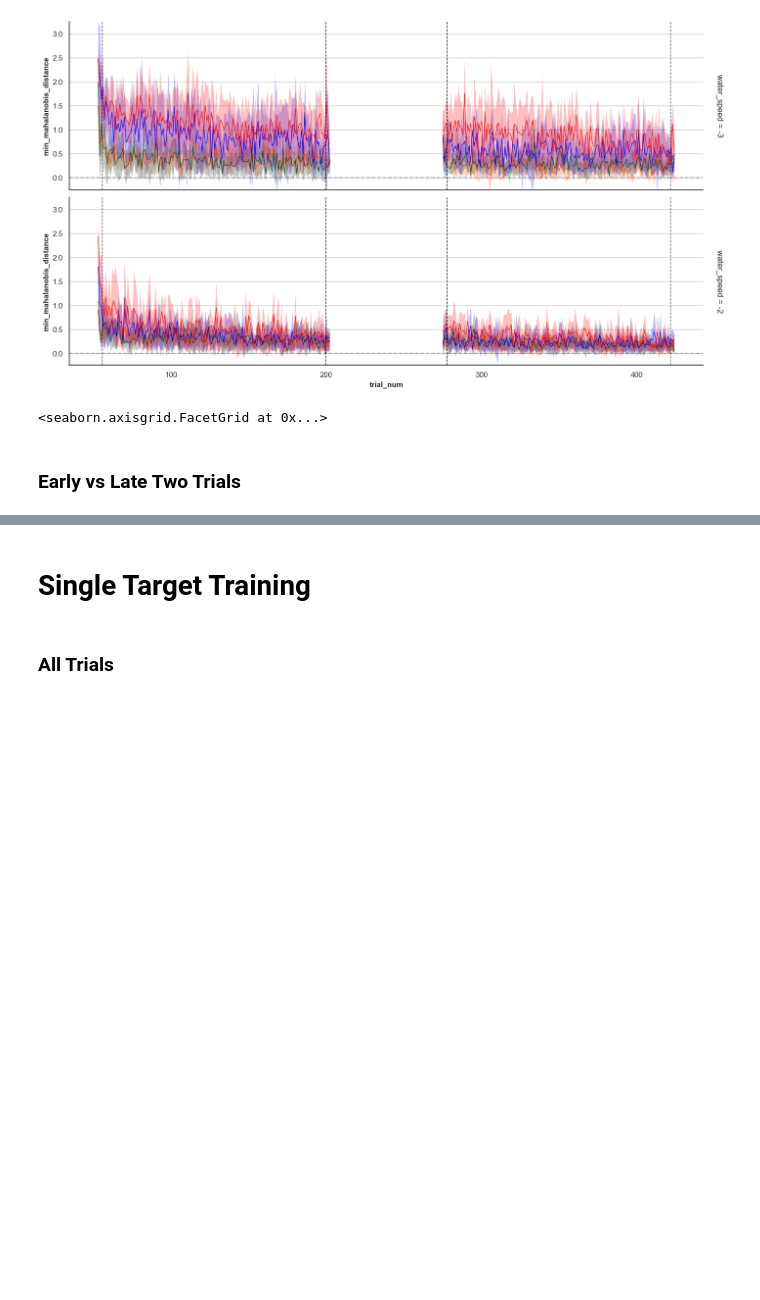
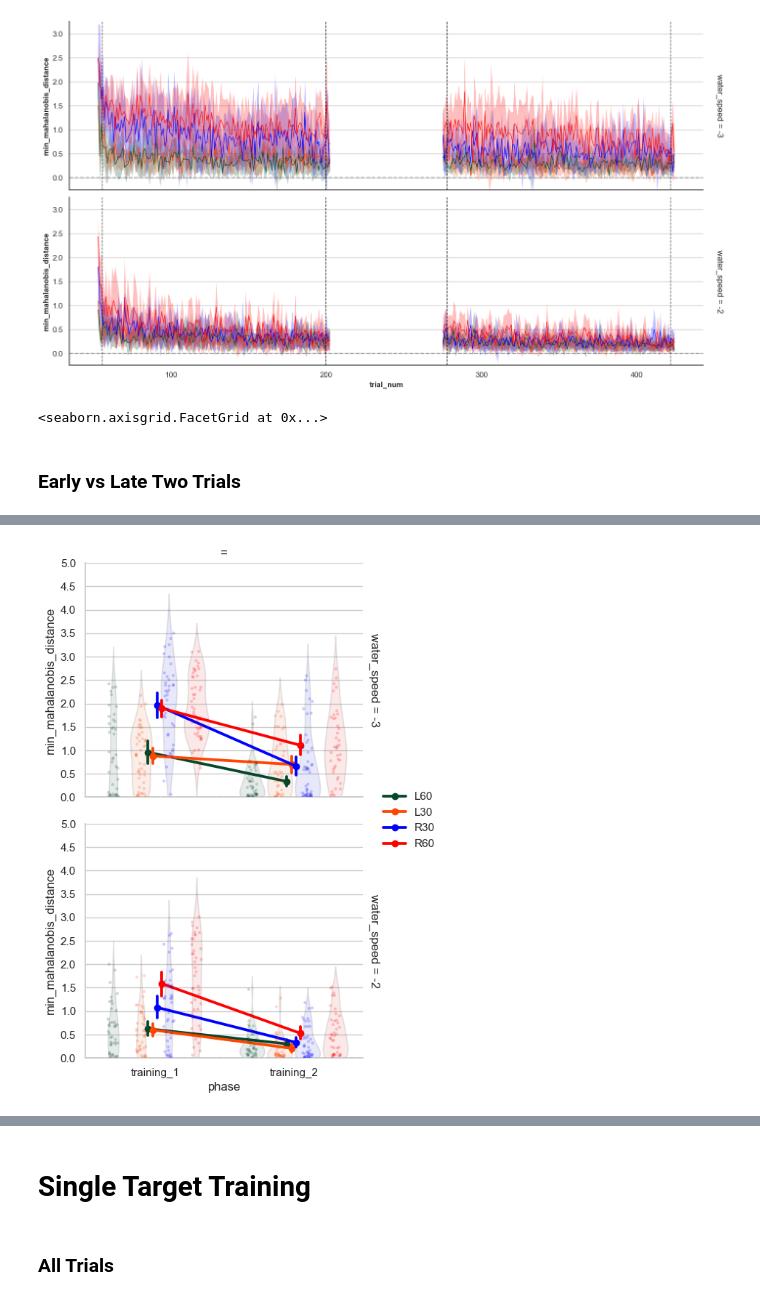
Before and after one commit to jacobjb02/vr-motor-adaptation-notebooks, a Jupyter notebook: Notebook/mahalanobis.ipynb, the cells around one changed output, grey strips where cells are left out. Drawn from its saved outputs; the diff is of its cells as text; code cells hidden in the pictures; blank space fills up the shorter version.

```diff
--- a/Notebook/mahalanobis.ipynb
+++ b/Notebook/mahalanobis.ipynb
@@ -292,0 +335,18 @@ early_late_dual_df_2.to_csv("..\\data\\mahalanobis_data\\early_late_DUAL_df.csv"
+# %%
+
+early_df_2 = early_late_dual_df_2[early_late_dual_df_2['trial_set'] == 'early'].copy()
+early_df_2['phase'] = early_df_2['phase'].astype(str) # for plotting
+
+from src.plotting import plot_slopes
+plot_slopes(early_df_2,
+                         x_col='phase',
+                         y_col='min_mahalanobis_distance',
+                         hue_var='target_id',
+                         facet_col=None,
+                         facet_row='water_speed',
+                         y_lim=[0.0, 4.5],
+                         y_tick_step=0.5,
+                         hit_bounds=None
+                            )
+# %% [output]
+[figure, added]
```
Also changed, not shown: parts of 9 cells of this notebook, 2 other files.
